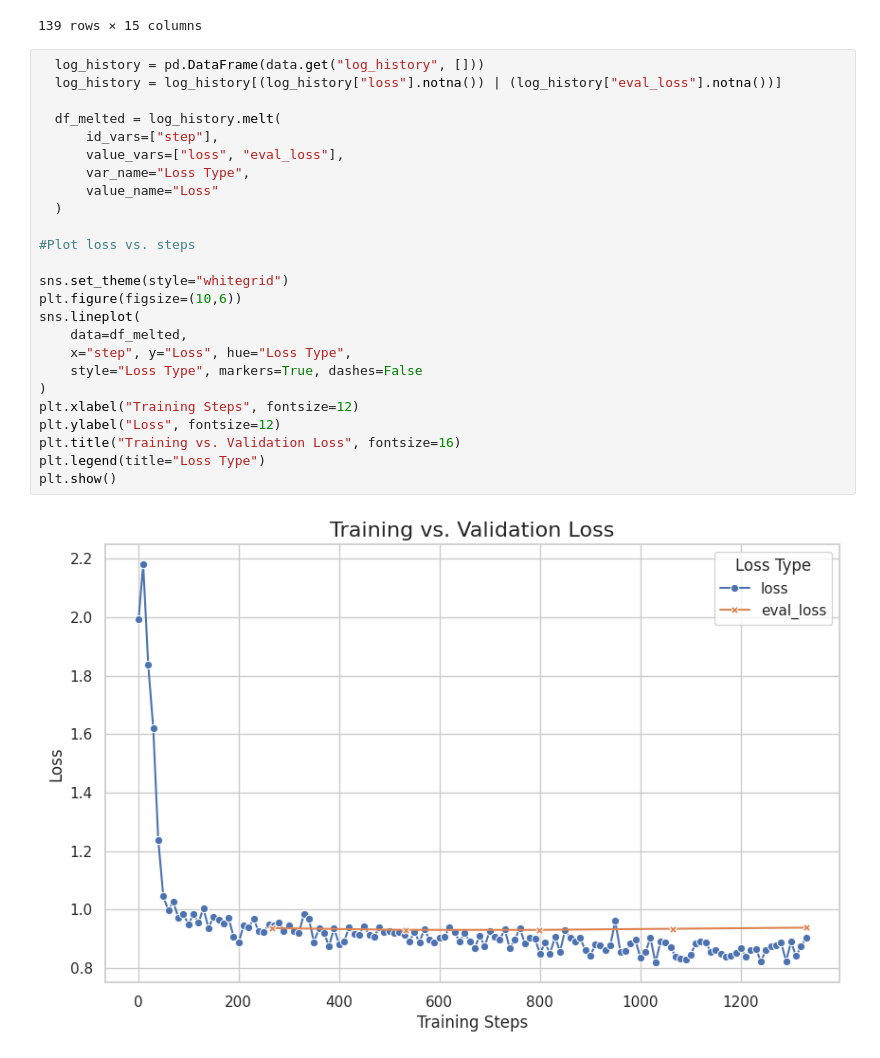
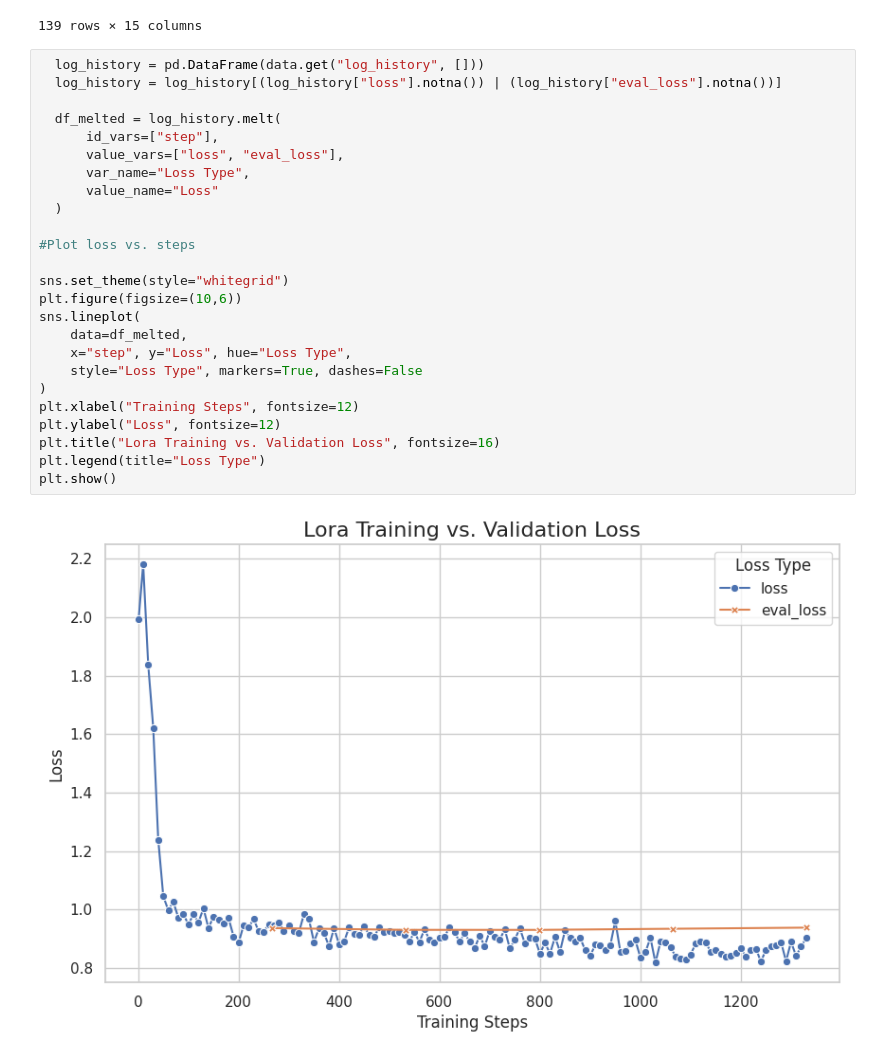
Before and after one commit to Priya22/safe-finetuning, a Jupyter notebook: LoRA/LoRA_loss_curve.ipynb, the cells around one changed output. Drawn from its saved outputs; the diff is of its cells as text.

```diff
--- a/LoRA/LoRA_loss_curve.ipynb
+++ b/LoRA/LoRA_loss_curve.ipynb
@@ -51,27 +51,27 @@ df
 # %%
   log_history = pd.DataFrame(data.get("log_history", []))
   log_history = log_history[(log_history["loss"].notna()) | (log_history["eval_loss"].notna())]
 
   df_melted = log_history.melt(
       id_vars=["step"],
       value_vars=["loss", "eval_loss"],
       var_name="Loss Type",
       value_name="Loss"
   )
 
 #Plot loss vs. steps
 
 sns.set_theme(style="whitegrid")
 plt.figure(figsize=(10,6))
 sns.lineplot(
     data=df_melted,
     x="step", y="Loss", hue="Loss Type",
     style="Loss Type", markers=True, dashes=False
 )
 plt.xlabel("Training Steps", fontsize=12)
 plt.ylabel("Loss", fontsize=12)
-plt.title("Training vs. Validation Loss", fontsize=16)
+plt.title("Lora Training vs. Validation Loss", fontsize=16)
 plt.legend(title="Loss Type")
 plt.show()
 # %% [output]
-[figure, old version]
+[figure, new version]
```
Also changed, not shown: 5 other files.
